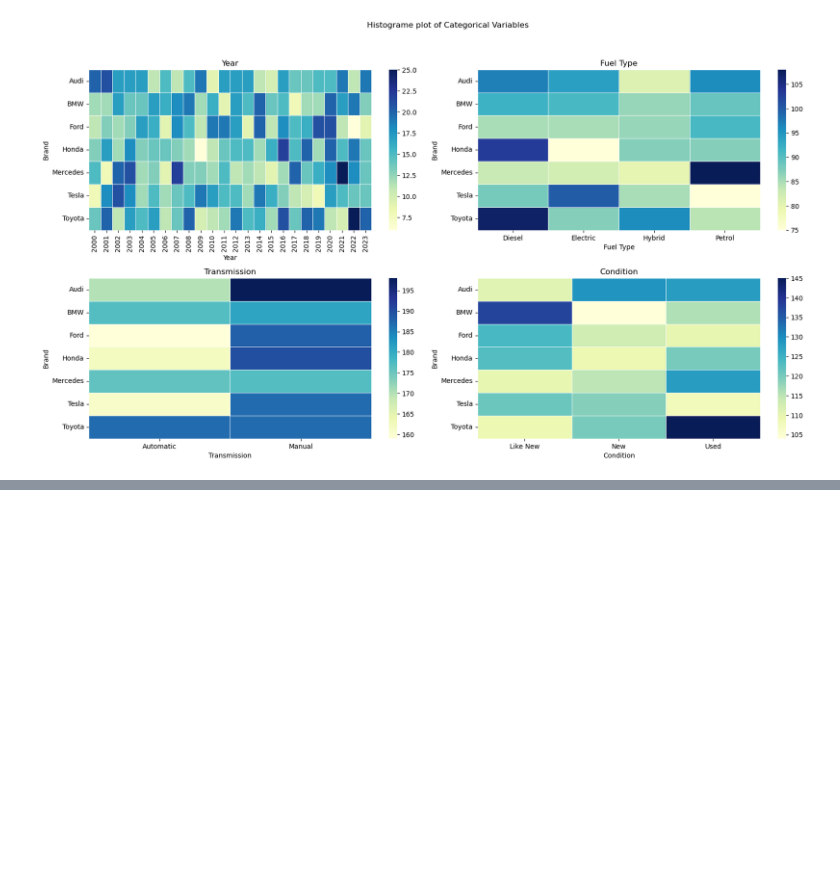
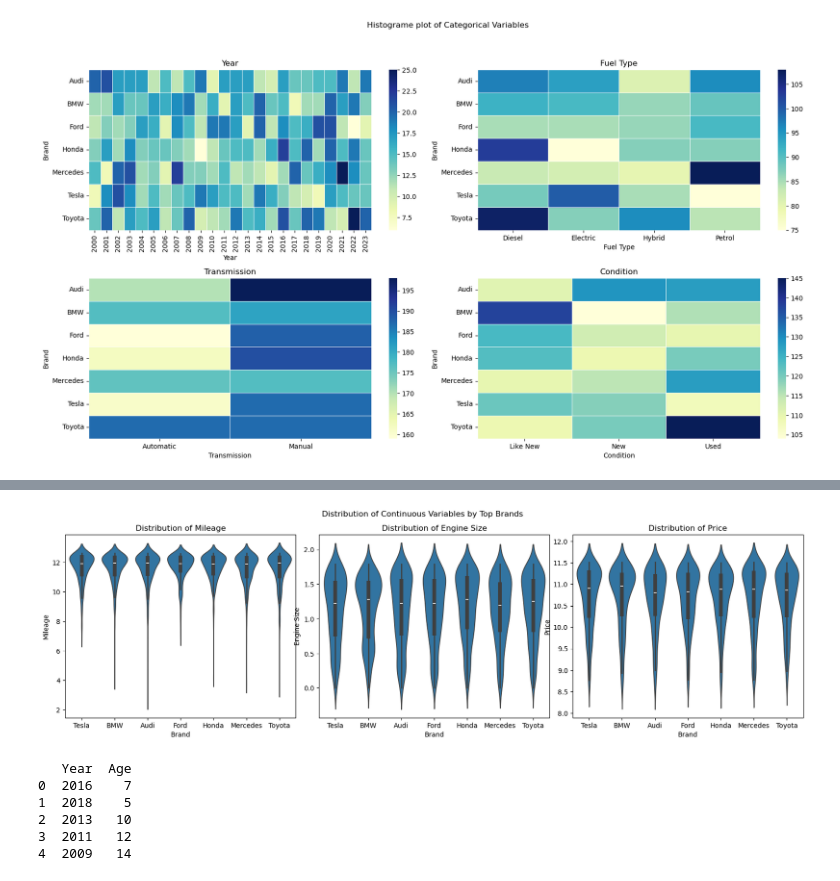
Before and after one commit to zakianazzum/car_price_prediction, a Jupyter notebook: test.ipynb, the cells around one changed output, grey strips where cells are left out. Drawn from its saved outputs; the diff is of its cells as text; code cells hidden in the pictures; blank space fills up the shorter version.

```diff
--- a/test.ipynb
+++ b/test.ipynb
@@ -265,0 +287,27 @@ plt.show()
+# %%
+# Define a filter for the top Brands by count
+top_Brands = df.Brand.isin(df.Brand.value_counts().index)
+
+fig, axes = plt.subplots(1, 3, figsize=(20, 5))
+fig.subplots_adjust(wspace=0.1, hspace=0.3)  # Adjust spacing
+fig.suptitle('Distribution of Continuous Variables by Top Brands', fontsize=12)
+axes = axes.ravel()  # Flatten the array of axes for easier iteration
+
+for i, col in enumerate(con_col):  # Iterate over the list of continuous columns
+    # Log-transform the continuous variable, excluding NaN and negative/zero values
+    valid_data = df.loc[~pd.isna(df[col]), col]
+    log_transformed = valid_data[valid_data > 0].apply(np.log)
+
+    # Create violin plots for each continuous variable grouped by the Brand
+    sns.violinplot(x=df.Brand[top_Brands], y=log_transformed, ax=axes[i])
+
+    # Set the title for each subplot
+    axes[i].set_title(f'Distribution of {col}', fontdict={'fontsize': 12})
+
+# If there are extra subplots, remove them
+for j in range(len(col), len(axes)):
+    fig.delaxes(axes[j])
+
+plt.show()
+# %% [output]
+[figure, added]
@@ -265,0 +321,15 @@ plt.show()
+# %%
+recent_year = df['Year'].max()  # Find the most recent year in the dataset
+
+# Create the 'Age' feature
+df['Age'] = recent_year - df['Year']
+
+# Check the new feature
+print(df[['Year', 'Age']].head())
+# %% [output]
+   Year  Age
+0  2016    7
+1  2018    5
+2  2013   10
+3  2011   12
+4  2009   14
```
Also changed, not shown: parts of 11 cells of this notebook, 2 other files.
